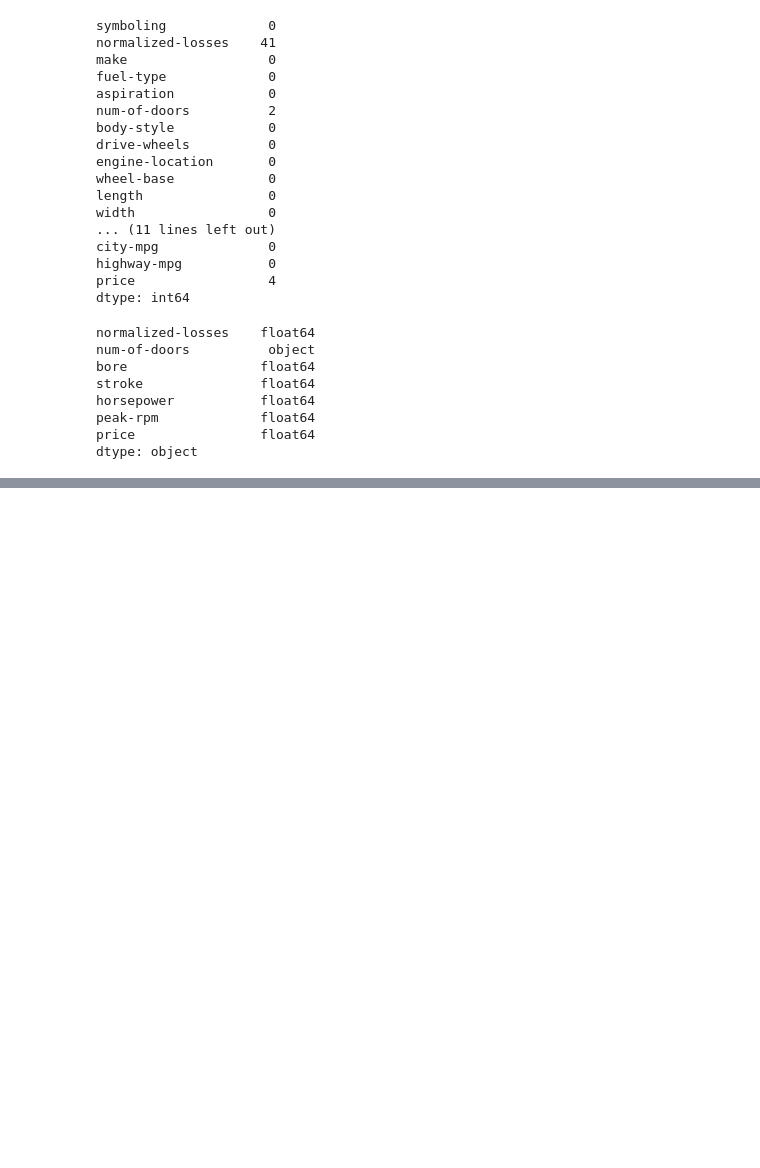
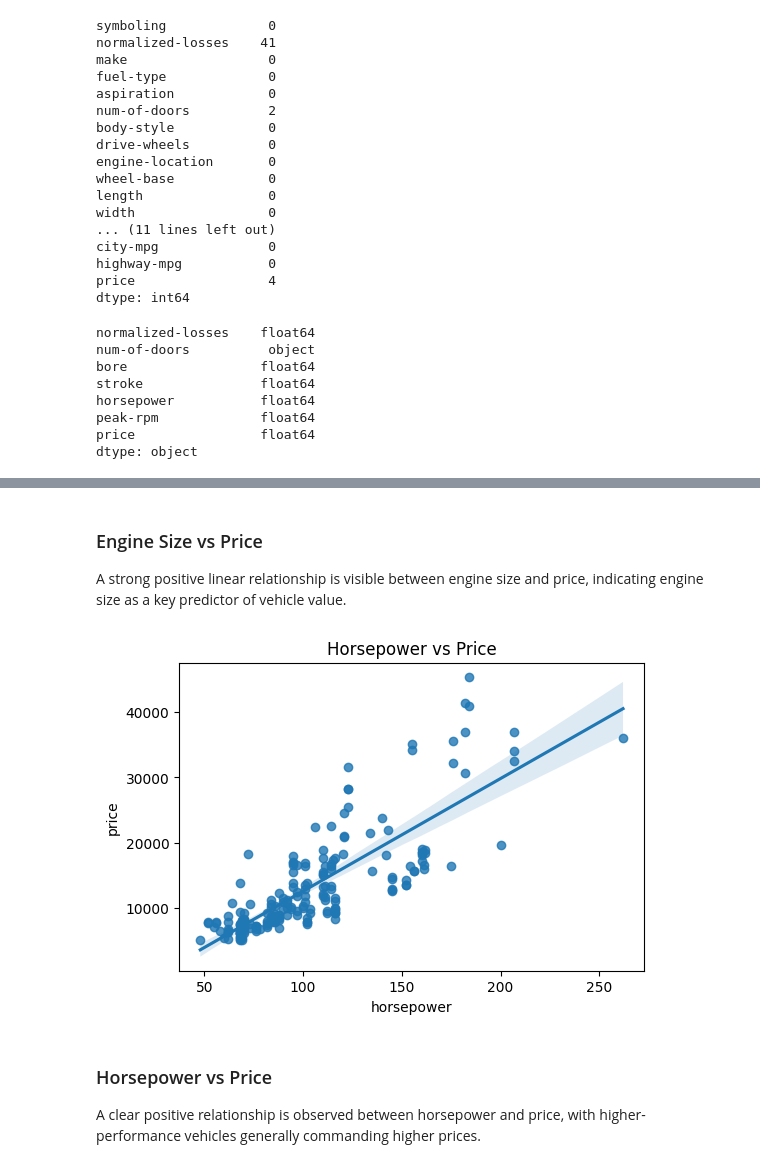
Before and after one commit to MKlim22/used-car-pricing, a Jupyter notebook: used_cars_analysis.ipynb, the cells around one changed output, grey strips where cells are left out. Cells and saved outputs as stored; diff of their text form; code cells hidden in the pictures; blank space fills up the shorter version.

```diff
--- a/used_cars_analysis.ipynb
+++ b/used_cars_analysis.ipynb
@@ -161,0 +197,16 @@ Name: price, dtype: float64
+# %% [markdown]
+### Engine Size vs Price
+
+A strong positive linear relationship is visible between engine size and price, indicating engine size as a key predictor of vehicle value.
+# %%
+# Horse power vs price
+plt.figure(figsize=(6,4))
+sns.regplot(x='horsepower', y='price', data=df)
+plt.title('Horsepower vs Price')
+plt.show()
+# %% [output]
+[figure, added]
+# %% [markdown]
+### Horsepower vs Price
+
+A clear positive relationship is observed between horsepower and price, with higher-performance vehicles generally commanding higher prices.
```
Also changed, not shown: parts of 7 cells of this notebook.
